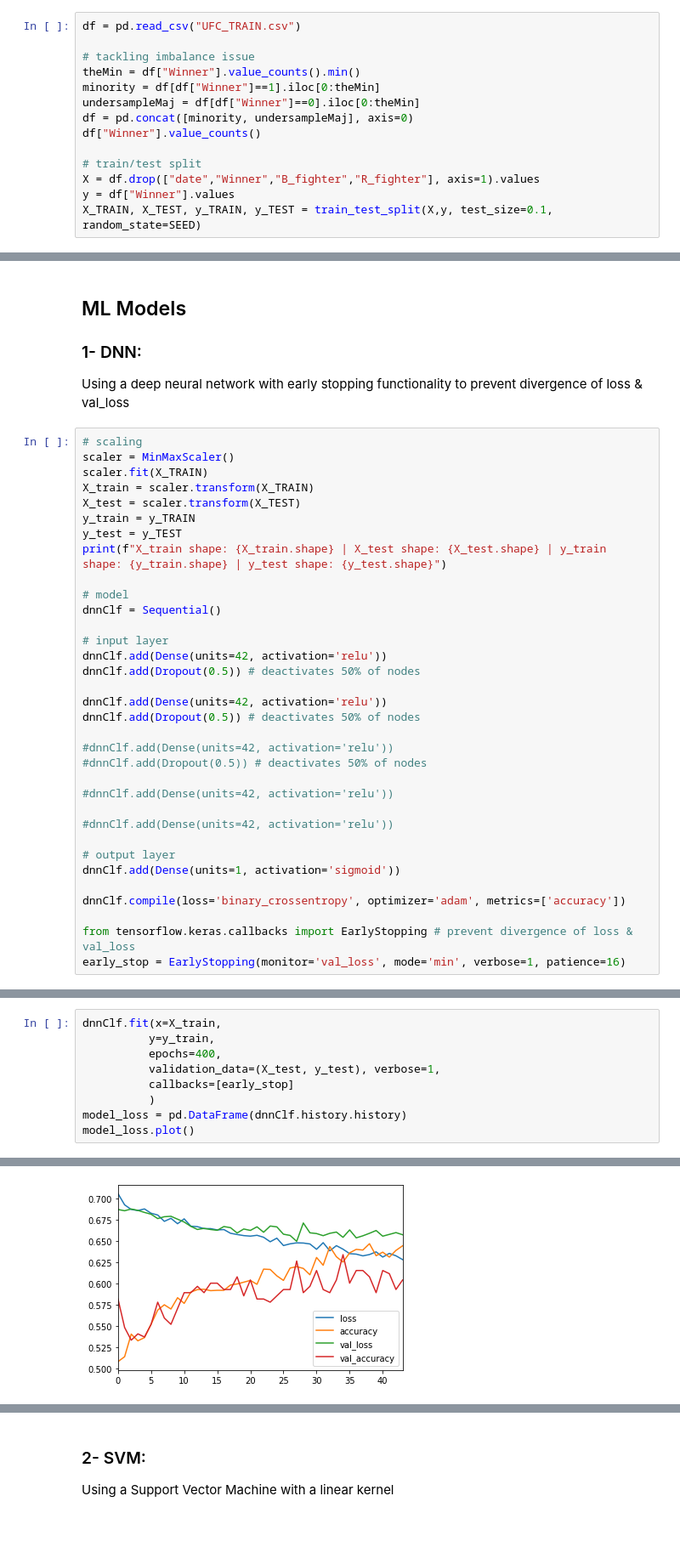
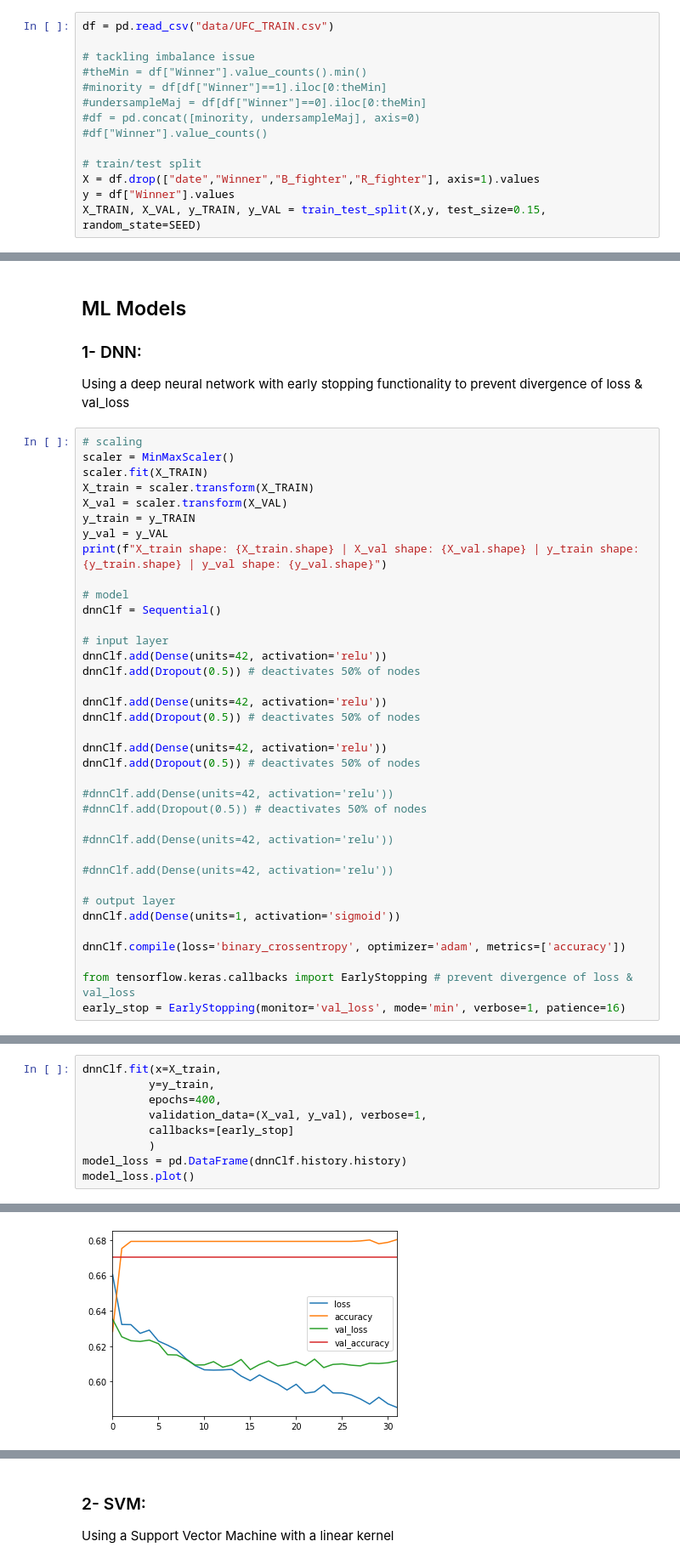
Before and after one commit to rezan21/UFC-Prediction, a Jupyter notebook: Ensemble.ipynb, the cells around one changed output, grey strips where cells are left out. Shown: that part at 85% size. Cells and saved outputs as stored; diff of their text form; blank space fills up the shorter version.

```diff
--- a/Ensemble.ipynb
+++ b/Ensemble.ipynb
@@ -27,19 +27,19 @@ SEED = 111 # constant seed for reproducibility
 # %% [markdown]
 ## Train/Test Split:
 # %%
-df = pd.read_csv("UFC_TRAIN.csv")
+df = pd.read_csv("data/UFC_TRAIN.csv")
 
 # tackling imbalance issue
-theMin = df["Winner"].value_counts().min()
-minority = df[df["Winner"]==1].iloc[0:theMin]
-undersampleMaj = df[df["Winner"]==0].iloc[0:theMin]
-df = pd.concat([minority, undersampleMaj], axis=0)
-df["Winner"].value_counts()
+#theMin = df["Winner"].value_counts().min()
+#minority = df[df["Winner"]==1].iloc[0:theMin]
+#undersampleMaj = df[df["Winner"]==0].iloc[0:theMin]
+#df = pd.concat([minority, undersampleMaj], axis=0)
+#df["Winner"].value_counts()
 
 # train/test split
 X = df.drop(["date","Winner","B_fighter","R_fighter"], axis=1).values
 y = df["Winner"].values
-X_TRAIN, X_TEST, y_TRAIN, y_TEST = train_test_split(X,y, test_size=0.1, random_state=SEED)
+X_TRAIN, X_VAL, y_TRAIN, y_VAL = train_test_split(X,y, test_size=0.15, random_state=SEED)
 # %% [markdown]
 #### Baseline: Always predict red (i.e: 0)
 # %%
@@ -57,15 +57,18 @@ Using a deep neural network with early stopping functionality to prevent diverge
 scaler = MinMaxScaler()
 scaler.fit(X_TRAIN)
 X_train = scaler.transform(X_TRAIN)
-X_test = scaler.transform(X_TEST)
+X_val = scaler.transform(X_VAL)
 y_train = y_TRAIN
-y_test = y_TEST
-print(f"X_train shape: {X_train.shape} | X_test shape: {X_test.shape} | y_train shape: {y_train.shape} | y_test shape: {y_test.shape}")
+y_val = y_VAL
+print(f"X_train shape: {X_train.shape} | X_val shape: {X_val.shape} | y_train shape: {y_train.shape} | y_val shape: {y_val.shape}")
 
 # model
 dnnClf = Sequential()
 
 # input layer
+dnnClf.add(Dense(units=42, activation='relu'))
+dnnClf.add(Dropout(0.5)) # deactivates 50% of nodes
+
 dnnClf.add(Dense(units=42, activation='relu'))
 dnnClf.add(Dropout(0.5)) # deactivates 50% of nodes
 
@@ -92,7 +95,7 @@ X_train shape: (2404, 42) | X_test shape: (268, 42) | y_train shape: (2404,) | y
 dnnClf.fit(x=X_train,
           y=y_train,
           epochs=400,
-          validation_data=(X_test, y_test), verbose=1,
+          validation_data=(X_val, y_val), verbose=1,
           callbacks=[early_stop]
           )
 model_loss = pd.DataFrame(dnnClf.history.history)
@@ -118,3 +121,3 @@ Epoch 00044: early stopping
 <matplotlib.axes._subplots.AxesSubplot at 0x...>
-[figure, old version]
+[figure, new version]
 # %%
```
Also changed, not shown: parts of 10 cells of this notebook.
